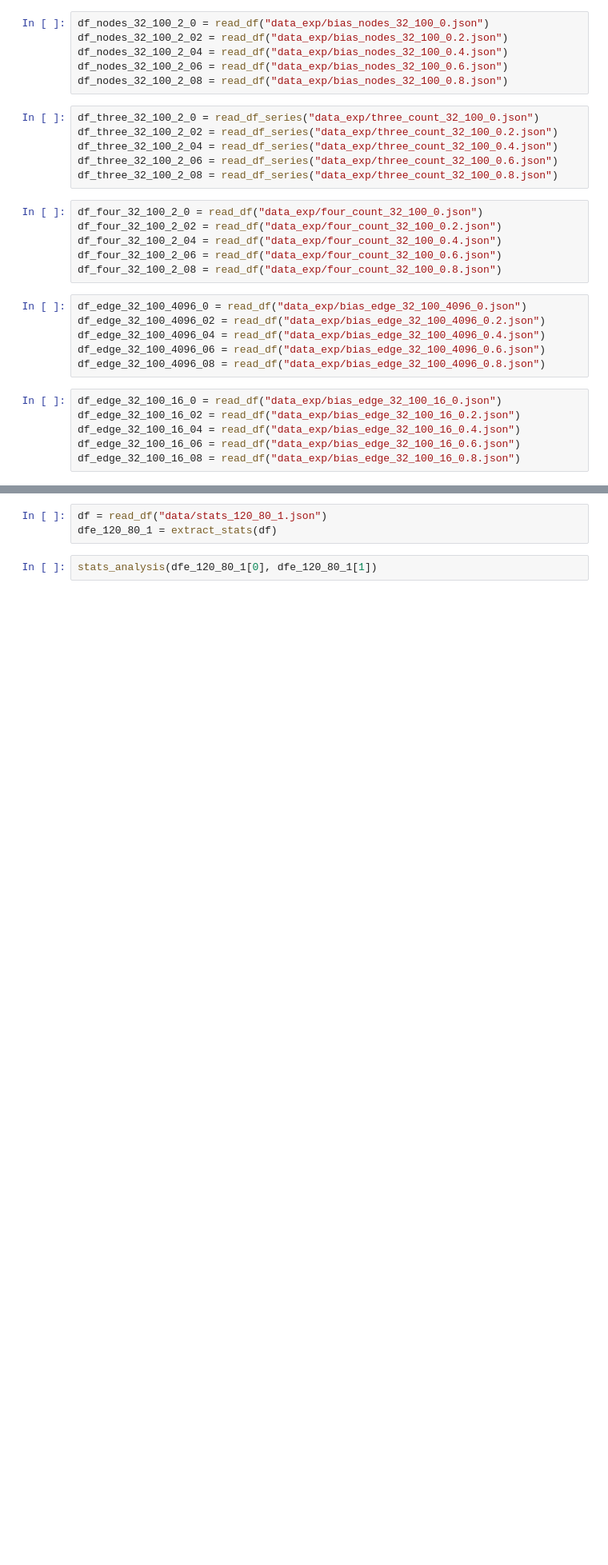
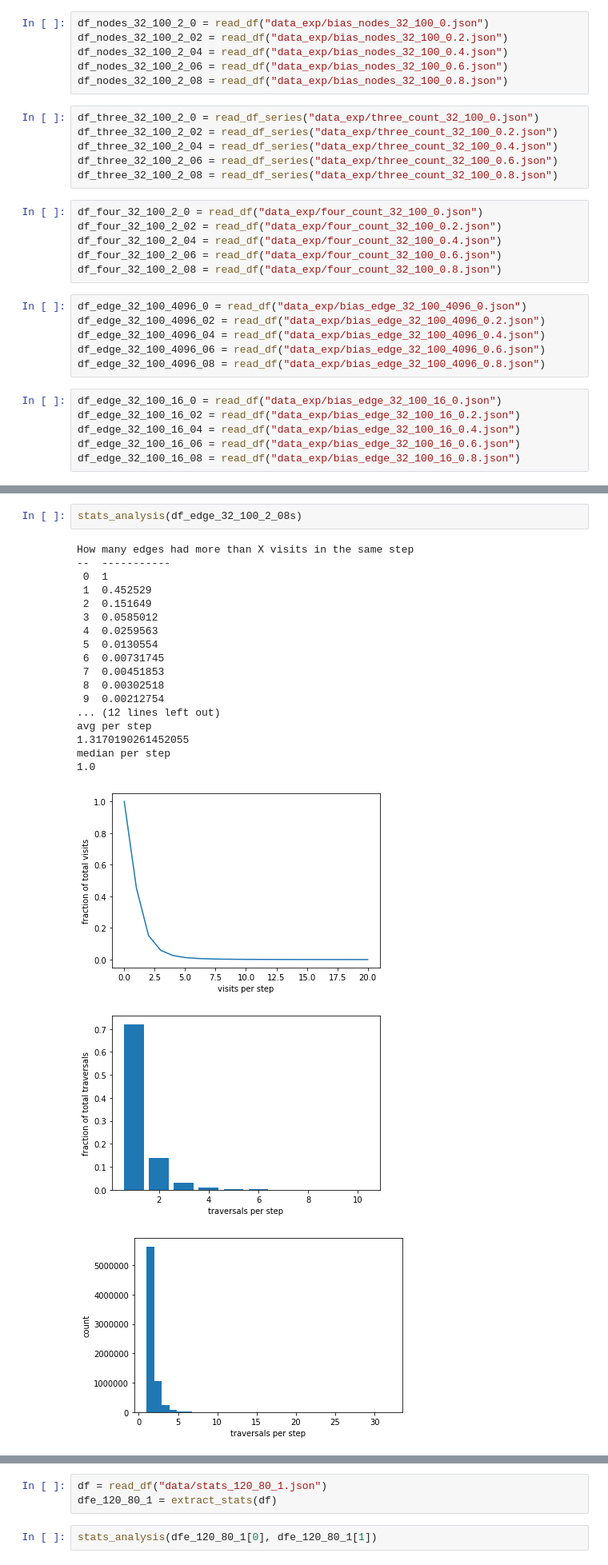
Before and after one commit to WiktorJ/node2vec, a Jupyter notebook: notebooks/data_analysis.ipynb, the cells around one changed output, grey strips where cells are left out. Shown at 80% size. Saved outputs shown, nothing was run; the diff lists cells and outputs as text; blank space fills up the shorter version.

```diff
--- a/notebooks/data_analysis.ipynb
+++ b/notebooks/data_analysis.ipynb
@@ -279,0 +428,23 @@ count max
+# %%
+stats_analysis(df_edge_32_100_2_08s)
+# %% [output]
+How many edges had more than X visits in the same step
+--  -----------
+ 0  1
+ 1  0.452529
+ 2  0.151649
+ 3  0.0585012
+ 4  0.0259563
+ 5  0.0130554
+ 6  0.00731745
+ 7  0.00451853
+ 8  0.00302518
+ 9  0.00212754
+... (12 lines left out)
+avg per step
+1.3170190261452055
+median per step
+1.0
+[figure, added]
+[figure, added]
+[figure, added]
```
Also changed, not shown: parts of 7 cells of this notebook, 1 other file.
